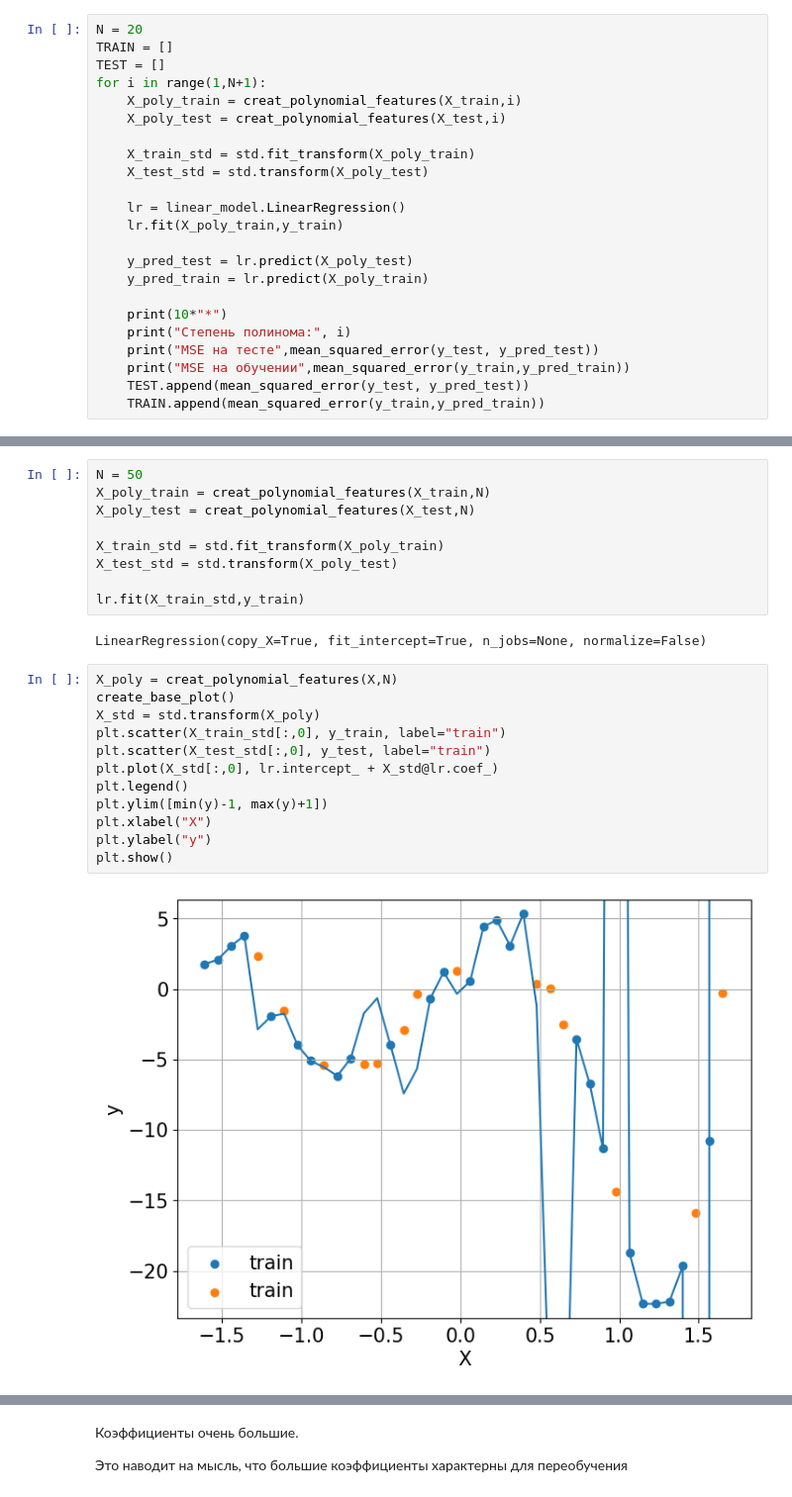
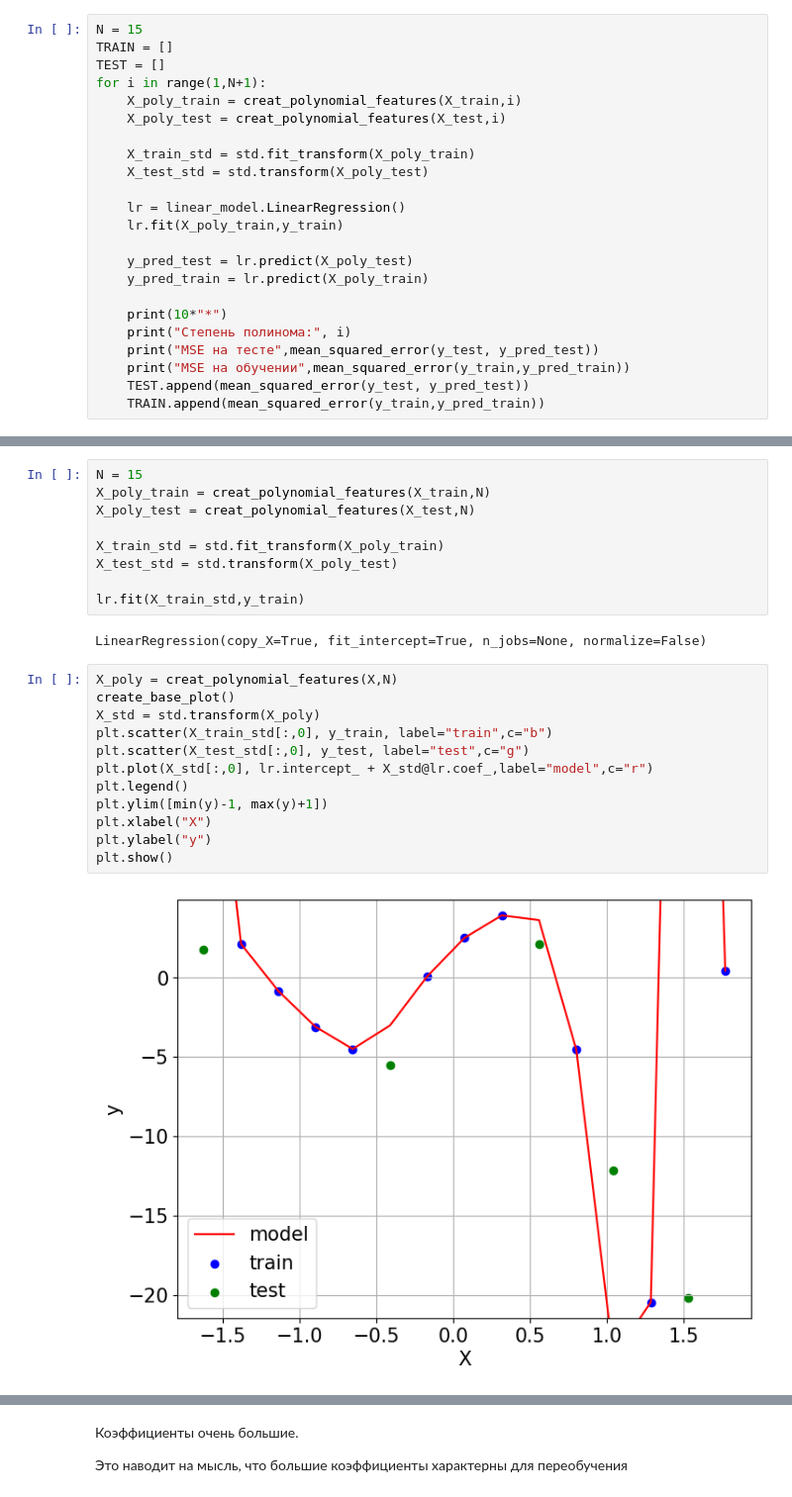
Before and after one commit to mts-machines-learn/ml-course-intro-2020, a Jupyter notebook: Regularization.ipynb, the cells around one changed output, grey strips where cells are left out. Shown: that part at 99% size. Drawn from its saved outputs; the diff is of its cells as text.

```diff
--- a/Regularization.ipynb
+++ b/Regularization.ipynb
@@ -65,7 +73,7 @@ plot_regress_data_and_model(std.transform(X),y,lr)
 
 Попробуем воспользоваться следующей идеей, будем увеличивать степень многочлена, пока точность нас не устроит.
 # %%
-N = 20
+N = 15
 TRAIN = []
 TEST = []
 for i in range(1,N+1):
@@ -119,5 +127,5 @@ plot_train_test_mse(TRAIN,TEST)
 # %%
-N = 50
+N = 15
 X_poly_train = creat_polynomial_features(X_train,N)
 X_poly_test = creat_polynomial_features(X_test,N)
 
@@ -130,15 +138,15 @@ LinearRegression(copy_X=True, fit_intercept=True, n_jobs=None, normalize=False)
 # %%
 X_poly = creat_polynomial_features(X,N)
 create_base_plot()
 X_std = std.transform(X_poly)
-plt.scatter(X_train_std[:,0], y_train, label="train")
-plt.scatter(X_test_std[:,0], y_test, label="train")
-plt.plot(X_std[:,0], lr.intercept_ + X_std@lr.coef_)
+plt.scatter(X_train_std[:,0], y_train, label="train",c="b")
+plt.scatter(X_test_std[:,0], y_test, label="test",c="g")
+plt.plot(X_std[:,0], lr.intercept_ + X_std@lr.coef_,label="model",c="r")
 plt.legend()
 plt.ylim([min(y)-1, max(y)+1])
 plt.xlabel("X")
 plt.ylabel("y")
 plt.show()
 # %% [output]
-[figure, old version]
+[figure, new version]
 # %% [markdown]
```
Also changed, not shown: parts of 29 cells of this notebook, 3 other files.
